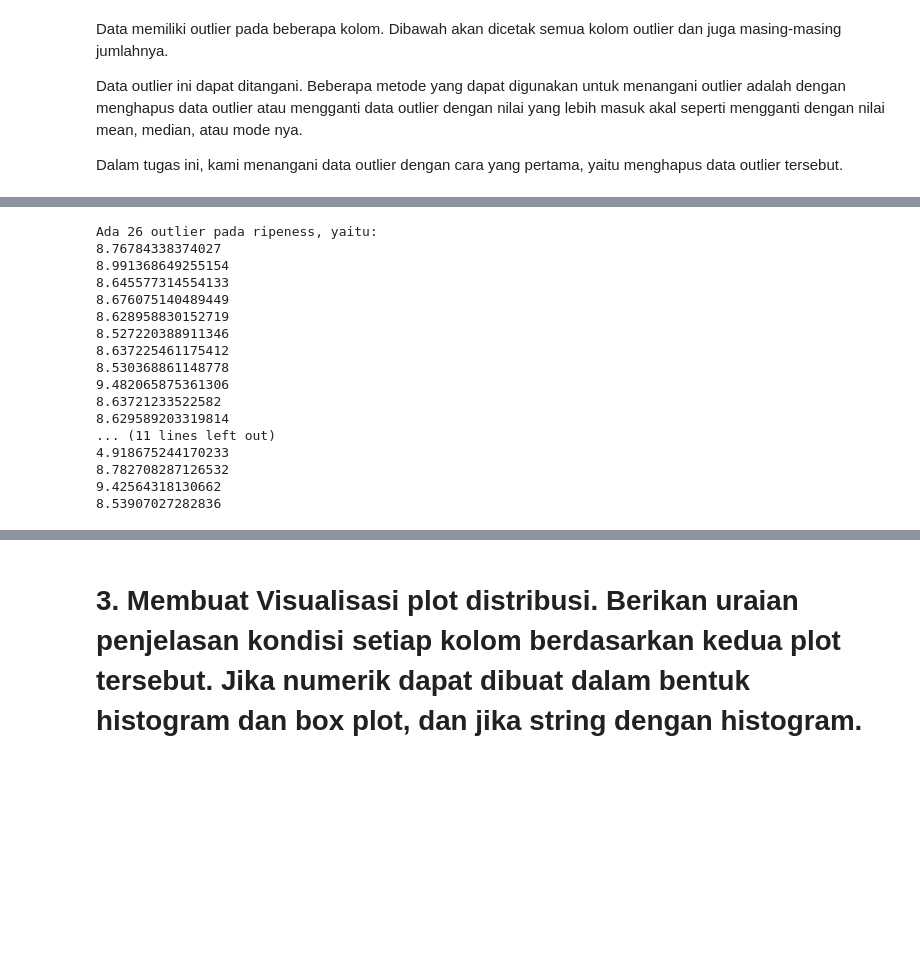
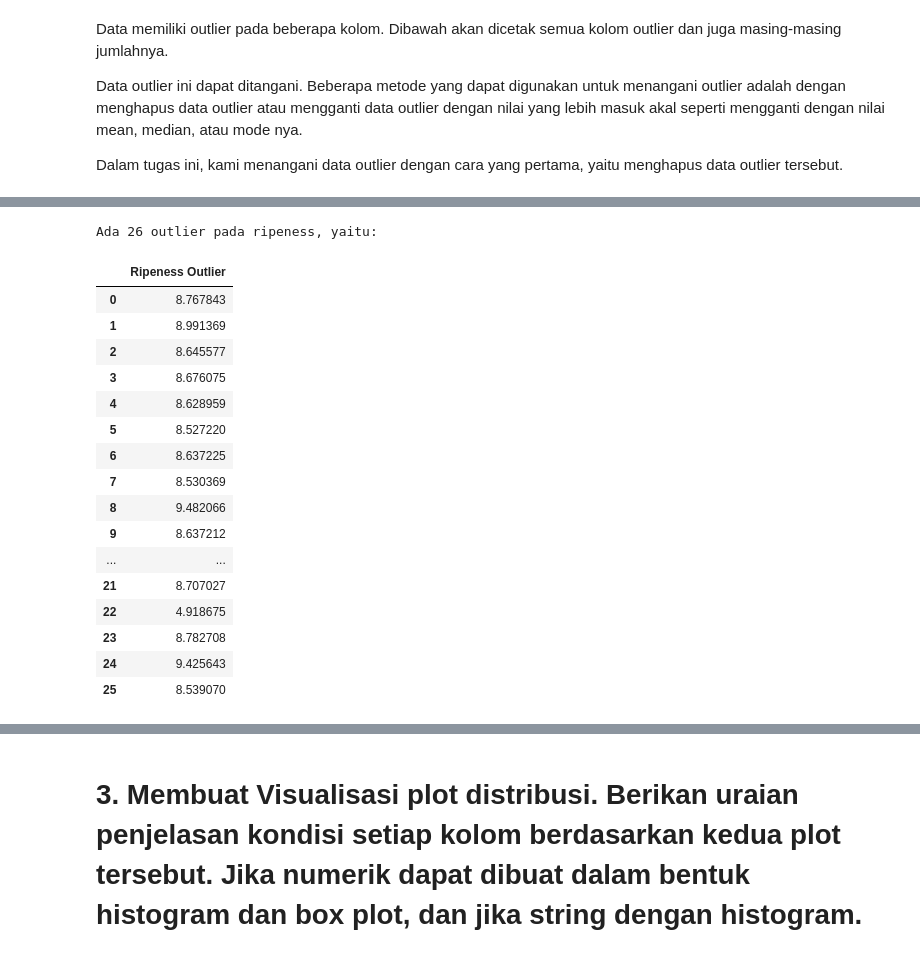
Before and after one commit to SandWithCheese/TubesProbstat, a Jupyter notebook: src/main.ipynb, the cells around one changed output, grey strips where cells are left out. Drawn from its saved outputs; the diff is of its cells as text; code cells hidden in the pictures; blank space fills up the shorter version.

```diff
--- a/src/main.ipynb
+++ b/src/main.ipynb
@@ -1127,39 +1147,43 @@ Ada 13 outlier pada tannin, yaitu:
 # %%
 # Outlier ripeness
 ripeness_lower_outlier_limit = quartile(ripeness, 1) - 1.5 * iqr(ripeness)
 ripeness_higher_outlier_limit = quartile(ripeness, 3) + 1.5 * iqr(ripeness)
 
 outliers_ripeness = []
 cleaned_ripeness = []
 
 for i in ripeness:
     if i < ripeness_lower_outlier_limit or i > ripeness_higher_outlier_limit:
         outliers_ripeness.append(i)
     else:
         cleaned_ripeness.append(i)
 
+# Df
+df_cleaned_ripeness = pd.DataFrame(cleaned_ripeness, columns=["Ripeness Cleaned"])
+df_outliers_ripeness = pd.DataFrame(outliers_ripeness, columns=["Ripeness Outlier"])
+
 # Output
 print(f"Ada {len(outliers_ripeness)} outlier pada ripeness, yaitu:")
-for outlier in outliers_ripeness:
-    print(outlier)
+df_outliers_ripeness
 # %% [output]
 Ada 26 outlier pada ripeness, yaitu:
-8.76784338374027
-8.991368649255154
-8.645577314554133
-8.676075140489449
-8.628958830152719
-8.527220388911346
-8.637225461175412
-8.530368861148778
-9.482065875361306
-8.63721233522582
-8.629589203319814
-... (11 lines left out)
-4.918675244170233
-8.782708287126532
-9.42564318130662
-8.53907027282836
+|  | Ripeness Outlier |
+| 0 | 8.767843 |
+| 1 | 8.991369 |
+| 2 | 8.645577 |
+| 3 | 8.676075 |
+| 4 | 8.628959 |
+| 5 | 8.527220 |
+| 6 | 8.637225 |
+| 7 | 8.530369 |
+| 8 | 9.482066 |
+| 9 | 8.637212 |
+| ... | ... |
+| 21 | 8.707027 |
+| 22 | 4.918675 |
+| 23 | 8.782708 |
+| 24 | 9.425643 |
+| 25 | 8.539070 |
 # %%
 # Sweetness
 sweetness_lower_outlier_limit = quartile(sweetness, 1) - 1.5 * iqr(sweetness)
```
Also changed, not shown: parts of 17 cells of this notebook.
